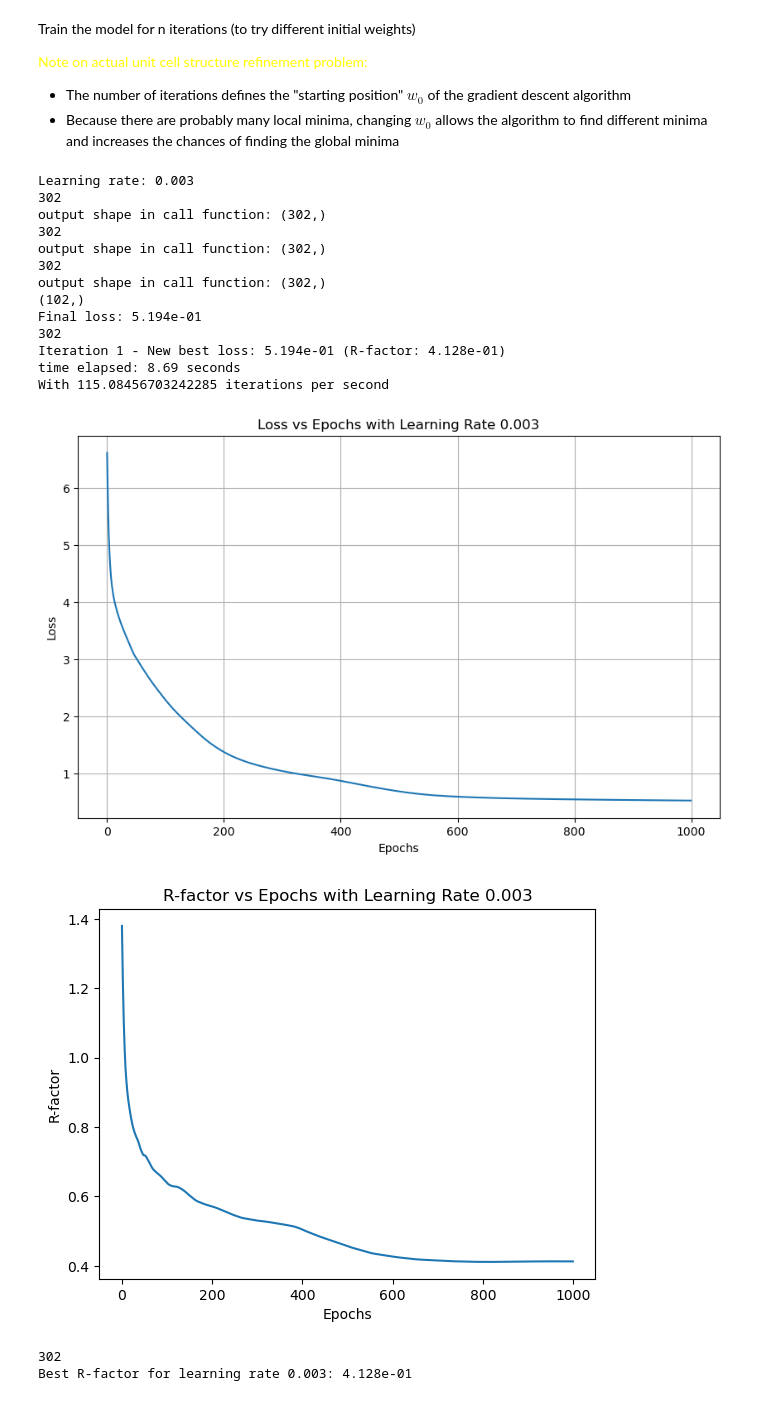
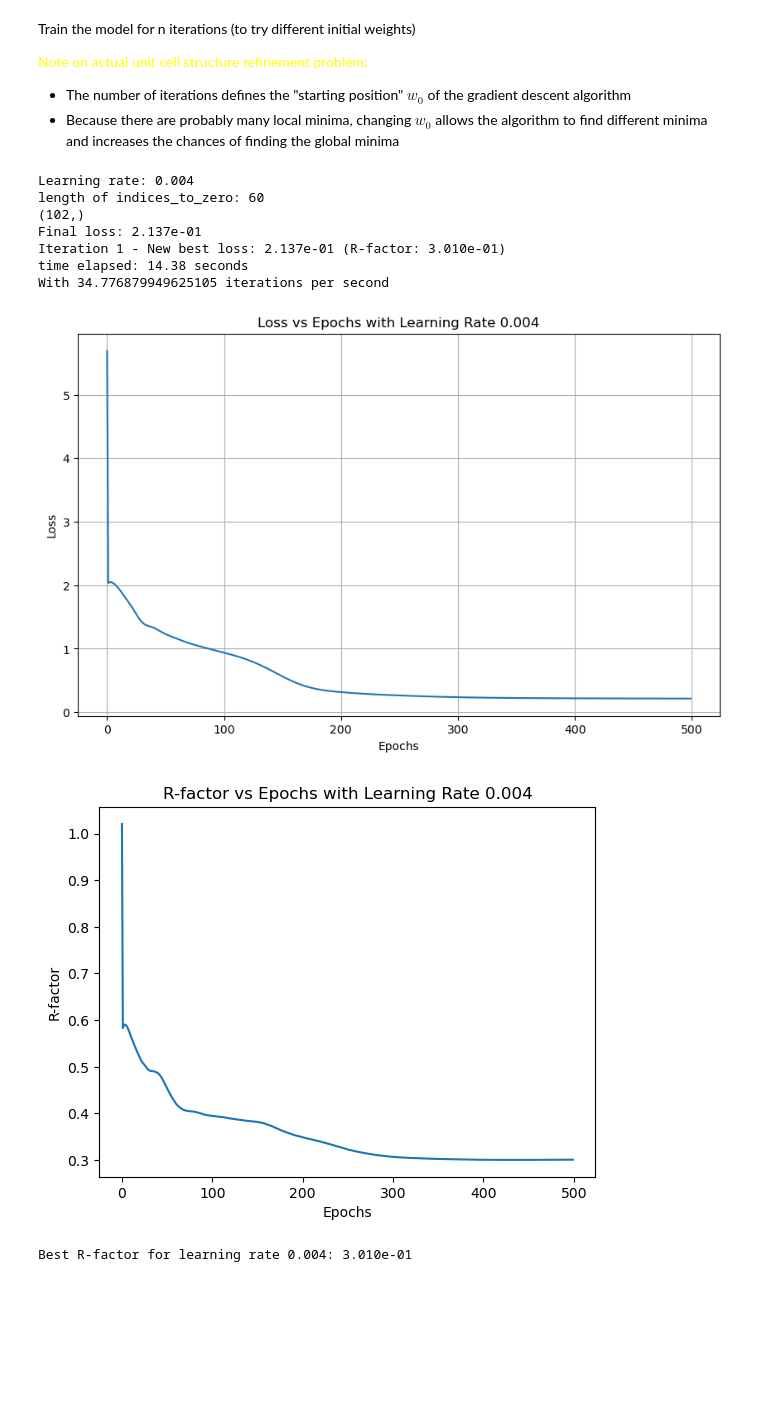
Before and after one commit to bleubreeymeow/alrisDistortionFit, a Jupyter notebook: PBCO/PBCO_1_3_inplane/C2/C2_gradient_descent.ipynb, the cells around one changed output. Saved outputs shown, nothing was run; the diff lists cells and outputs as text; code cells hidden in the pictures; blank space fills up the shorter version.

```diff
--- a/PBCO/PBCO_1_3_inplane/C2/C2_gradient_descent.ipynb
+++ b/PBCO/PBCO_1_3_inplane/C2/C2_gradient_descent.ipynb
@@ -356,10 +357,24 @@ class WeightedMeanSquaredError(tf.keras.losses.Loss):
         return wmse_loss
 
 
-# Define the custom metric function
+class RFactorLoss(tf.keras.losses.Loss):
+    def call(self, y_true, y_pred):
+        print('ytrue shape in loss:', y_true.shape)
+        y_true = tf.reshape(y_true, [-1])
+        print('ytrue reshaped shape in loss:', y_true.shape)
+        print('ypred shape in loss:', y_pred.shape)
+        print('ytrue values in loss:', y_true)
+        return tf.reduce_sum(tf.abs(tf.sqrt(y_true) - tf.sqrt(y_pred))) / tf.reduce_sum(tf.sqrt(y_true))
+
+
+# # Define the custom metric function
+# def r_factor_metric(y_true, y_pred):
+#     y_true = tf.reshape(y_true, [-1])
+#     return tf.reduce_sum(tf.abs(y_true - y_pred)) / tf.reduce_sum(tf.abs(y_true))
+
 def r_factor_metric(y_true, y_pred):
     y_true = tf.reshape(y_true, [-1])
-    return tf.reduce_sum(tf.abs(y_true - y_pred)) / tf.reduce_sum(tf.abs(y_true))
+    return tf.reduce_sum(tf.abs(tf.sqrt(y_true) - tf.sqrt(y_pred))) / tf.reduce_sum(tf.sqrt(y_true))
 # %% [markdown]
 Train the model for n iterations (to try different initial weights)
 
@@ -367,7 +382,7 @@ Train the model for n iterations (to try different initial weights)
 - The number of iterations defines the "starting position" $w_0$ of the gradient descent algorithm
 - Because there are probably many local minima, changing $w_0$ allows the algorithm to find different minima and increases the chances of finding the global minima
 # %%
-lr = [3e-3]
+lr = [4e-3]
 best_pars_overall = None
 best_rf_overall = np.inf
 best_loss_overall = []
@@ -381,14 +396,16 @@ for learning_rate in lr:
     path_max_mode_amps = path + '/PBCO_1_3_' + structure_type + '_max_bound_vectors.txt'
     max_mode_amps = np.loadtxt(path_max_mode_amps, dtype=np.float32 , delimiter=',')
 
-    # indices_to_zero = [2 , 5 , 6 , 10 , 11 ,12,  13 , 14 , 18 , 19 ,22 , 23 , 38 , 43 , 4 , 17 , 19 , 46 , 1 , 7 , 35 , 44 , 49 , 16 , 24 , 28 , 45]
-    # # indices_to_zero = np.arange(1, mode_num+1)
-    # or index in indices_to_zero:
-    #     max_mode_amps[index - 1] = 0.0
+    # indices_to_zero = [9, 41, 52, 44, 47, 37, 2, 63, 28, 76, 56, 3, 12, 30, 32, 82, 73, 79, 50, 74, 75, 13, 70, 19, 88, 94, 38, 55, 34, 57, 102, 72, 86, 92, 46, 101, 4, 22, 90, 24, 5, 58, 62, 10, 99, 17, 71, 1, 59, 93, 100, 53, 49, 60, 26, 7, 14, 11, 98, 77, 23, 29, 66, 36, 40, 69, 83, 97, 18, 91, 67, 43, 81, 64, 6]
+    indices_to_zero = [2 , 4 , 6 , 8 , 12 , 13 , 19 , 20 , 21 , 22 , 23 , 45 , 46 , 47 , 48 , 16 , 17 , 30 , 34 , 43 , 58 , 67 , 99 , 100 , 1 , 39 , 57 , 59 , 97, 24, 40   , 61 , 70 , 14 , 84 , 72 , 10 , 69 ,95 , 28 , 85 , 15 , 88, 92 , 83 , 91 , 66 , 74, 101, 87, 56 , 89, 42 , 86 , 35 , 73 , 79, 26, 53 , 55]
+    for index in indices_to_zero:
+        max_mode_amps[index - 1] = 0.0
+
+    print('length of indices_to_zero:', len(indices_to_zero))
 
     max_mode_amps = tf.convert_to_tensor(max_mode_amps, dtype=tf.float32)
 
-    n_epochs = 1000
+    n_epochs = 500
     histories = []
     n_iter = 1
 
@@ -401,7 +418,7 @@ for learning_rate in lr:
     for i in range(n_iter):
         # Create the model
         inputs = tf.keras.Input(shape=(n_dim,))
-        outputs = FunAsLayer(matrix , max_mode_amps)(inputs)
+        outputs = FunAsLayer(matrix , max_mode_amps , hkl_indices)(inputs)
         model = tf.keras.Model(inputs, outputs)
 
         initial_weights = model.layers[-1].get_weights()[0] * norm_factors
@@ -441,7 +458,7 @@ for learning_rate in lr:
             # Update best model parameters
             best_model_pars = model.layers[-1].get_weights()[0]
             min_loss = final_loss
-            rf = r_factor_metric(labels, fun_tf(features, best_model_pars , matrix))
+            rf = r_factor_metric(labels, fun_tf(features, best_model_pars , matrix, hkl_indices))
             print(f"Iteration {i+1} - New best loss: {min_loss:.3e} (R-factor: {rf:.3e})")
 
     if min_loss < best_rf_overall:
@@ -450,50 +467,43 @@ for learning_rate in lr:
         best_loss_overall = all_losses
     print(f"time elapsed: {time() - time_start:.2f} seconds")
     print(f"With {n_epochs*n_iter /(time() - time_start)} iterations per second")
     # Plotting the loss values
     plt.figure(figsize=(10, 6))
 
     # Plot the loss values for each iteration
     for i, loss_values in enumerate(all_losses):
         plt.plot(loss_values, label=f'Iteration {i+1}')
 
     plt.title(f'Loss vs Epochs with Learning Rate {learning_rate}')
     plt.xlabel('Epochs')
     plt.ylabel('Loss')
     # plt.legend()
     plt.grid(True)
     plt.show()
 
     for i , rf_values in enumerate(all_rfs):
         plt.plot(rf_values, label=f'R-factor Iteration {i+1}')
 
     plt.title(f'R-factor vs Epochs with Learning Rate {learning_rate}')
     plt.xlabel('Epochs')
     plt.ylabel('R-factor')
     plt.show()
 
-    y_pred = fun_tf(features, best_model_pars , matrix)
+    y_pred = fun_tf(features, best_model_pars , matrix , hkl_indices)
     rf = r_factor_metric(labels, y_pred)
     print(f"Best R-factor for learning rate {learning_rate}: {rf:.3e}")
     final_weights = model.layers[-1].get_weights()[0] * norm_factors
 # %% [output]
-Learning rate: 0.003
-302
-output shape in call function: (302,)
-302
-output shape in call function: (302,)
-302
-output shape in call function: (302,)
+Learning rate: 0.004
+length of indices_to_zero: 60
 (102,)
-Final loss: 5.194e-01
-302
-Iteration 1 - New best loss: 5.194e-01 (R-factor: 4.128e-01)
-time elapsed: 8.69 seconds
-With 115.08456703242285 iterations per second
+Final loss: 2.137e-01
+Iteration 1 - New best loss: 2.137e-01 (R-factor: 3.010e-01)
+time elapsed: 14.38 seconds
+With 34.776879949625105 iterations per second
-[figure, old version]
+[figure, new version]
-[figure, old version]
+[figure, new version]
-302
-Best R-factor for learning rate 0.003: 4.128e-01
+Best R-factor for learning rate 0.004: 3.010e-01
 # %%
 all_losses = best_loss_overall
 best_model_pars = best_pars_overall
```
Also changed, not shown: parts of 7 cells of this notebook, 55 other files.
